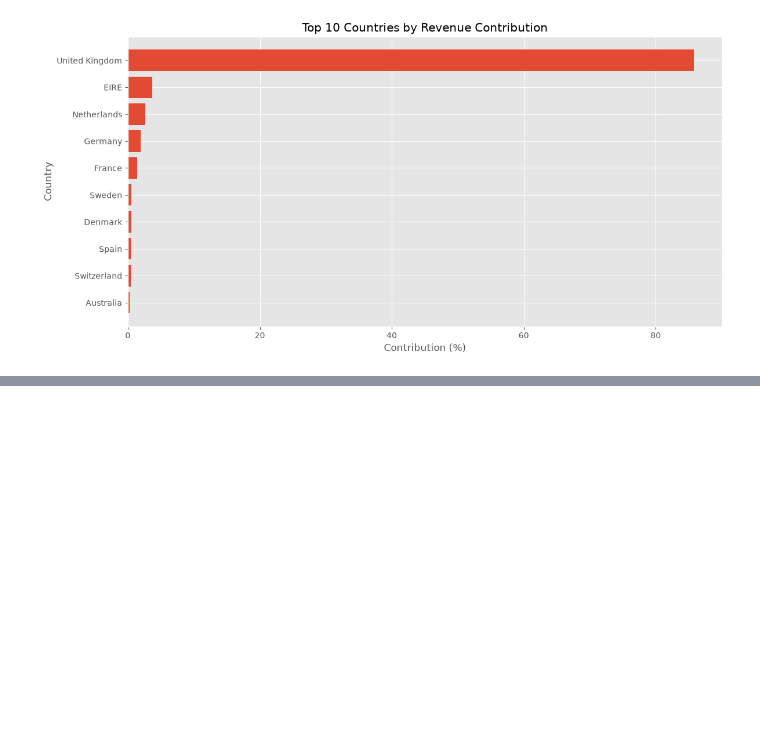
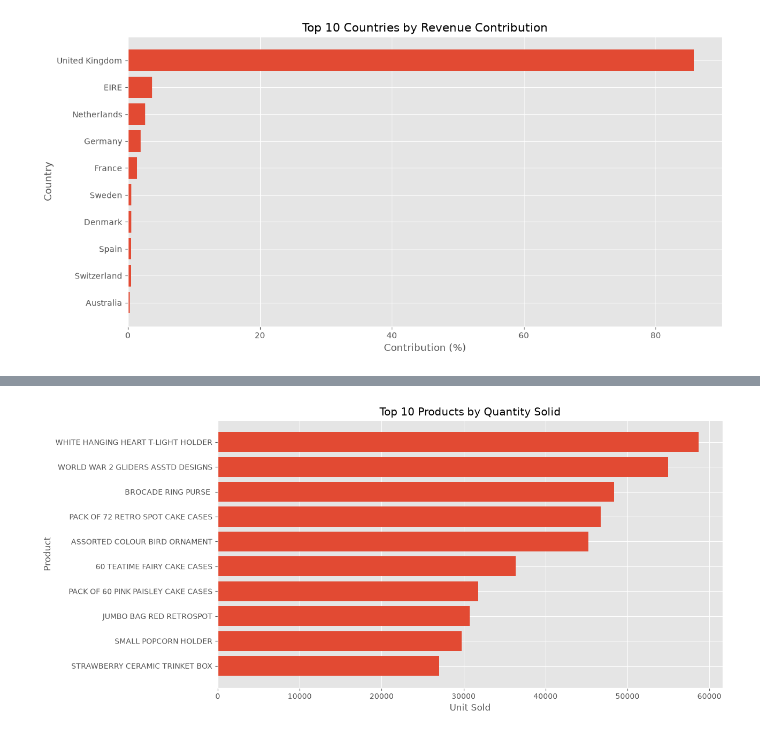
Before and after one commit to chandan1510/Retail_Decision_Intelligence, a Jupyter notebook: notebooks/04_EDA.ipynb, the cells around one changed output, grey strips where cells are left out. Drawn from its saved outputs; the diff is of its cells as text; code cells hidden in the pictures; blank space fills up the shorter version.

```diff
--- a/notebooks/04_EDA.ipynb
+++ b/notebooks/04_EDA.ipynb
@@ -414,0 +516,5 @@ plt.show()
+# %%
+#Quantity by Product
+
+product_quantity = (df.groupby("Description")["Quantity"].sum().sort_values(ascending=False).reset_index())
+product_quantity.head(10)
@@ -414,0 +533,14 @@ plt.show()
+# %%
+#Quantity Chart
+
+plt.figure(figsize=(13,6))
+
+plt.barh(product_quantity.head(10)["Description"],product_quantity.head(10)["Quantity"])
+plt.title("Top 10 Products by Quantity Solid")
+plt.xlabel("Unit Sold")
+plt.ylabel("Product")
+plt.gca().invert_yaxis()
+plt.tight_layout()
+plt.show()
+# %% [output]
+[figure, added]
```
Also changed, not shown: parts of 29 cells of this notebook.
